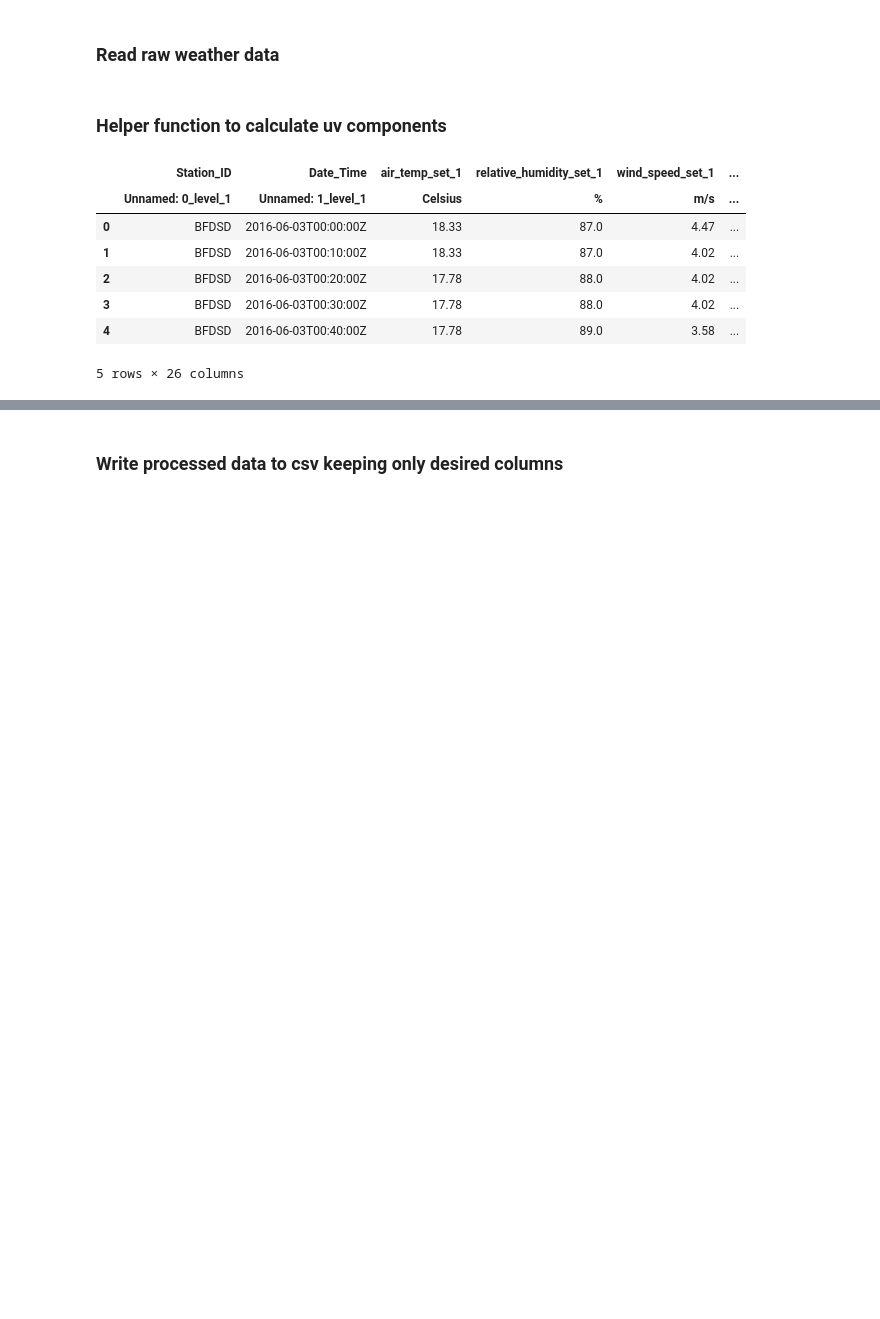
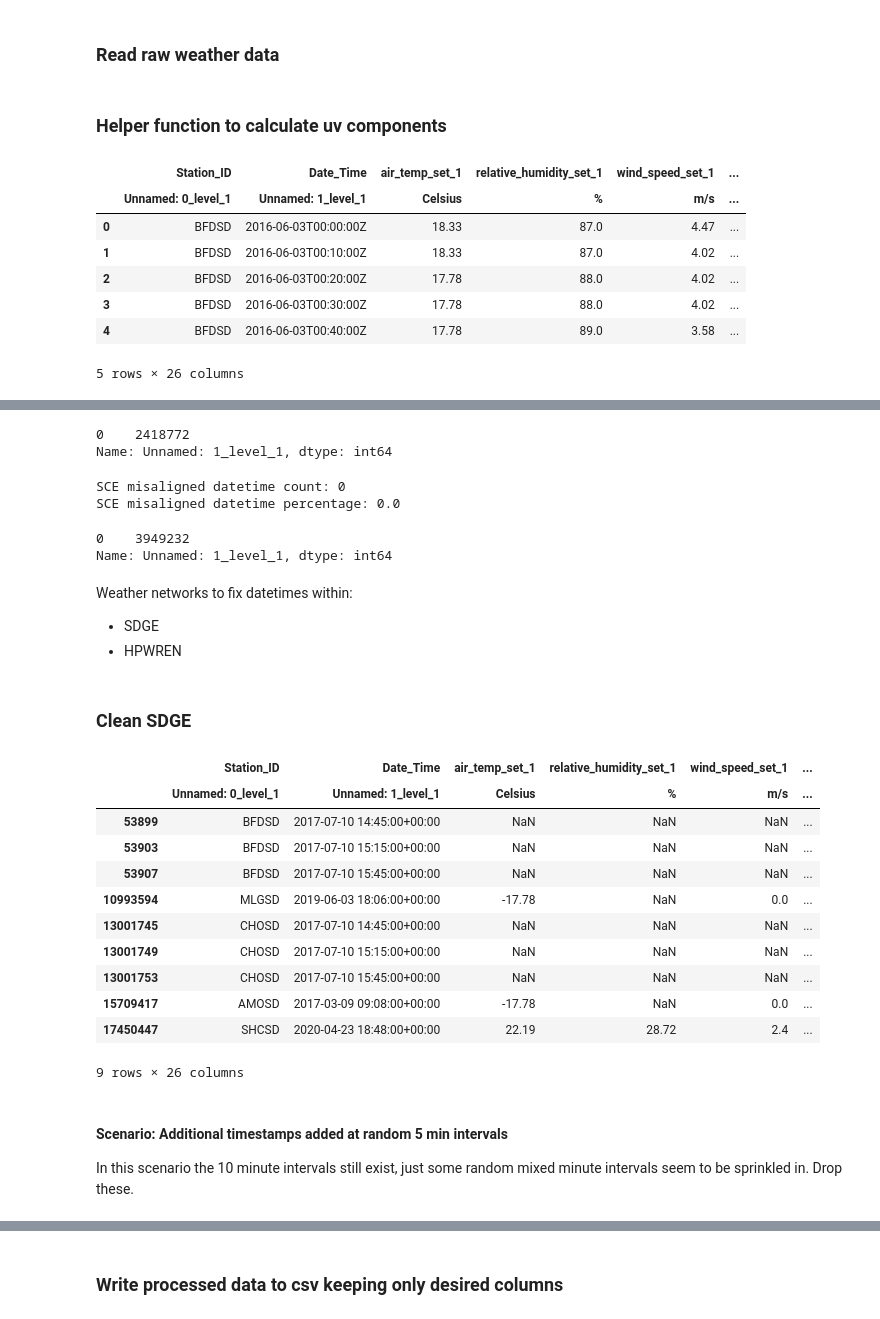
Before and after one commit to shaneluna/smokeynet-engineering, a Jupyter notebook: notebooks/weather/2_weather_process_get_weather_data.ipynb, the cells around one changed output, grey strips where cells are left out. Cells and saved outputs as stored; diff of their text form; code cells hidden in the pictures; blank space fills up the shorter version.

```diff
--- a/notebooks/weather/2_weather_process_get_weather_data.ipynb
+++ b/notebooks/weather/2_weather_process_get_weather_data.ipynb
@@ -329,0 +393,47 @@ weather_sdge_df.head()
+# %%
+# Confirm if all seconds are 00
+weather_hpwren_df["Date_Time"]["Unnamed: 1_level_1"].dt.second.value_counts()
+# %% [output]
+0    2418772
+Name: Unnamed: 1_level_1, dtype: int64
+# %%
+print(f"SCE misaligned datetime count: {get_misaligned_datetime_count(weather_sce_df)}")
+print(
+    f"SCE misaligned datetime percentage: {get_misaligned_datetime_count(weather_sce_df)/weather_sce_df.shape[0]*100}"
+)
+# %% [output]
+SCE misaligned datetime count: 0
+SCE misaligned datetime percentage: 0.0
+# %%
+weather_sce_df["Date_Time"]["Unnamed: 1_level_1"].dt.second.value_counts()
+# %% [output]
+0    3949232
+Name: Unnamed: 1_level_1, dtype: int64
+# %% [markdown]
+Weather networks to fix datetimes within:
+
+- SDGE
+- HPWREN
+# %% [markdown]
+### Clean SDGE
+# %%
+weather_sdge_df[
+    (weather_sdge_df["Date_Time"]["Unnamed: 1_level_1"].dt.minute % 10) != 0
+]
+# %% [output]
+|  | Station_ID | Date_Time | air_temp_set_1 | relative_humidity_set_1 | wind_speed_set_1 | ... |
+|  | Unnamed: 0_level_1 | Unnamed: 1_level_1 | Celsius | % | m/s | ... |
+| 53899 | BFDSD | 2017-07-10 14:45:00+00:00 | NaN | NaN | NaN | ... |
+| 53903 | BFDSD | 2017-07-10 15:15:00+00:00 | NaN | NaN | NaN | ... |
+| 53907 | BFDSD | 2017-07-10 15:45:00+00:00 | NaN | NaN | NaN | ... |
+| 10993594 | MLGSD | 2019-06-03 18:06:00+00:00 | -17.78 | NaN | 0.0 | ... |
+| 13001745 | CHOSD | 2017-07-10 14:45:00+00:00 | NaN | NaN | NaN | ... |
+| 13001749 | CHOSD | 2017-07-10 15:15:00+00:00 | NaN | NaN | NaN | ... |
+| 13001753 | CHOSD | 2017-07-10 15:45:00+00:00 | NaN | NaN | NaN | ... |
+| 15709417 | AMOSD | 2017-03-09 09:08:00+00:00 | -17.78 | NaN | 0.0 | ... |
+| 17450447 | SHCSD | 2020-04-23 18:48:00+00:00 | 22.19 | 28.72 | 2.4 | ... |
+9 rows × 26 columns
+# %% [markdown]
+#### Scenario: Additional timestamps added at random 5 min intervals
+
+In this scenario the 10 minute intervals still exist, just some random mixed minute intervals seem to be sprinkled in. Drop these.
```
Also changed, not shown: parts of 30 cells of this notebook.
